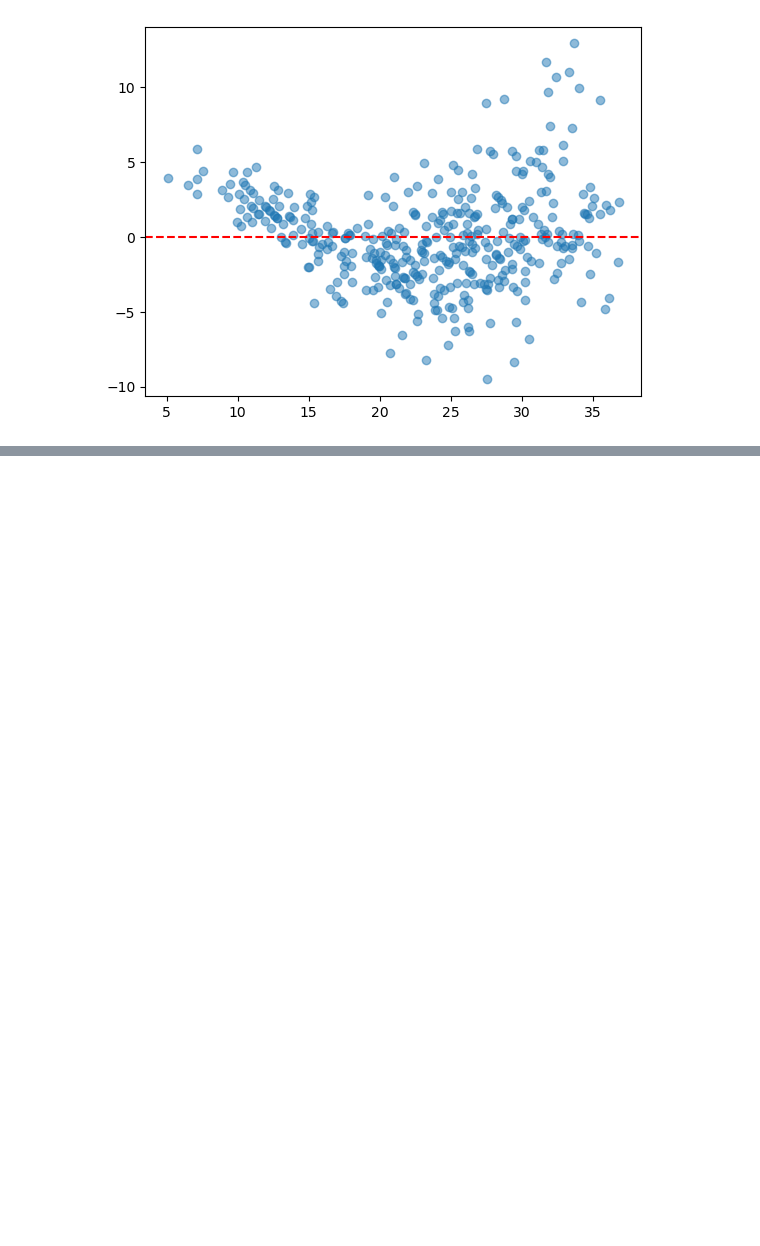
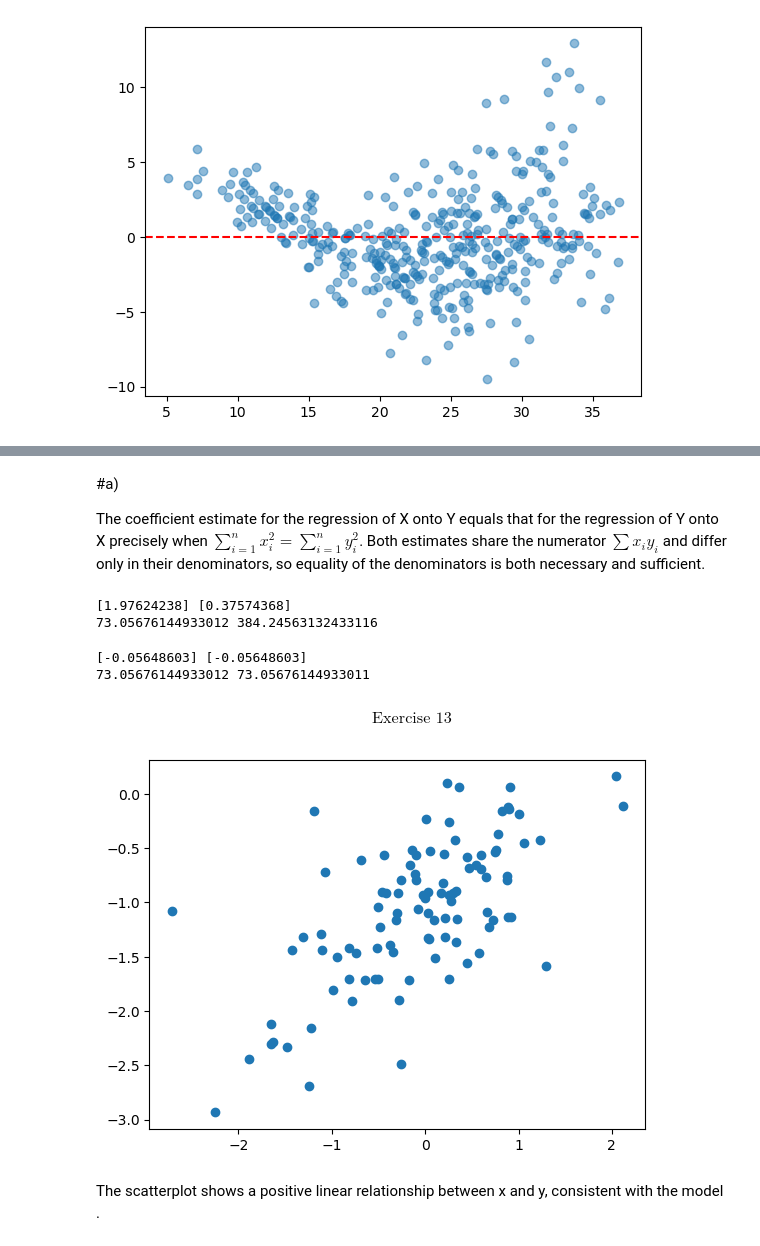
Before and after one commit to fatima-zahra20/ISLP-Solutions, a Jupyter notebook: MySolutionISLP_02.ipynb, the cells around one changed output, grey strips where cells are left out. Cells and saved outputs as stored; diff of their text form; code cells hidden in the pictures; blank space fills up the shorter version.

```diff
--- a/MySolutionISLP_02.ipynb
+++ b/MySolutionISLP_02.ipynb
@@ -471,0 +689,57 @@ plt.axhline(0, color='r', ls='--')
+# %% [markdown]
+#a)
+
+The coefficient estimate for the regression of X onto Y equals that for the regression of Y onto X precisely when $\sum_{i=1}^n x_i^2 = \sum_{i=1}^n y_i^2$. Both estimates share the numerator $\sum x_iy_i$ and differ only in their denominators, so equality of the denominators is both necessary and sufficient.
+# %%
+#b)
+
+rng = np.random.default_rng(1)
+x = rng.normal(size=100)
+y = 2 * x + rng.normal(size=100)
+
+m1 = sm.OLS(y, x).fit()   # y onto x
+m2 = sm.OLS(x, y).fit()   # x onto y
+
+print(m1.params, m2.params)
+print(np.sum(x**2), np.sum(y**2))
+# %% [output]
+[1.97624238] [0.37574368]
+73.05676144933012 384.24563132433116
+# %%
+#c)
+rng = np.random.default_rng(1)
+x = rng.normal(size=100)
+
+y = rng.permutation(x)    # change index
+m1 = sm.OLS(y, x).fit()   # y onto x
+m2 = sm.OLS(x, y).fit()   # x onto y
+
+print(m1.params, m2.params)
+print(np.sum(x**2), np.sum(y**2))
+# %% [output]
+[-0.05648603] [-0.05648603]
+73.05676144933012 73.05676144933011
+# %% [markdown]
+**$$\text{Exercise 13}$$**
+# %%
+#a
+
+rng = np.random.default_rng(1)
+x = rng.normal(size=100)
+
+#b
+
+eps = rng.normal(scale=0.5, size=100)
+
+#c
+
+y = -1 + 0.5*x + eps
+# %%
+#d)
+
+plt.scatter(x,y)
+plt.show()
+# %% [output]
+[figure, added]
+# %% [markdown]
+The scatterplot shows a positive linear relationship between x and y, consistent with the model .
```
Also changed, not shown: parts of 33 cells of this notebook.
